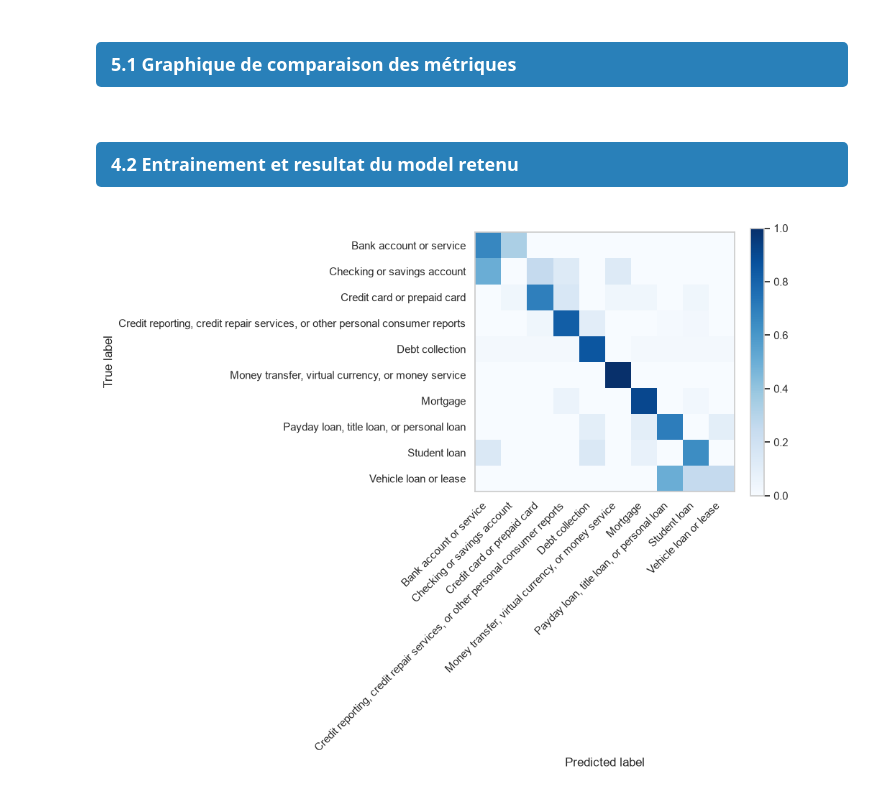
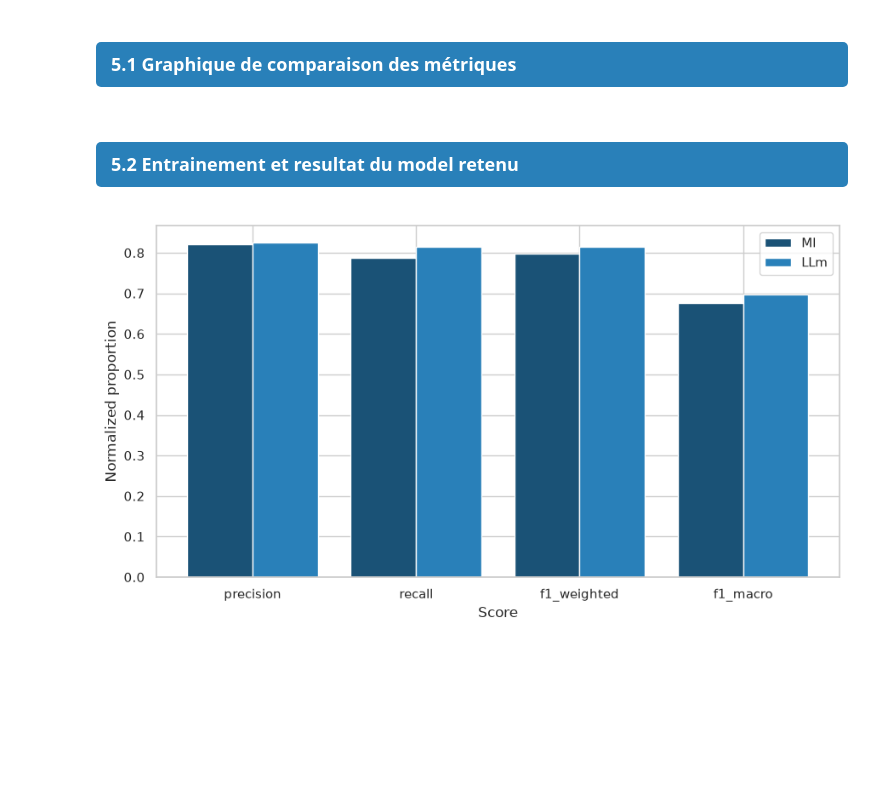
Before and after one commit to GreatTeacherJ/ZenAssist, a Jupyter notebook: src/app/data.ipynb, the cells around one changed output. Saved outputs shown, nothing was run; the diff lists cells and outputs as text; code cells hidden in the pictures; blank space fills up the shorter version.

```diff
--- a/src/app/data.ipynb
+++ b/src/app/data.ipynb
@@ -876,7 +926,7 @@ cleaned
 # %%
 #Changer cette valeur si on veux moins d'apelle api que le set d'entrainement
 ##len(X_train) pour ne pas réduir
-LEN_TEST = 5
+LEN_TEST = len(X_test)
 #Choisir le prompt systeme
 prompt_system = prompt_english
 #Nombre de réclamation envoyé simultanément maximal
@@ -983,11 +1057,11 @@ nbr_cols = 2
 scr = {k:v for k,v in scoring.items() if k != "roc_auc"}
 # Create a 3x2 grid of subplots
 fig = sp.make_subplots(
-    rows=-(-len(scoring) //2), cols=nbr_cols,
+    rows=-(-len(scr) //2), cols=nbr_cols,
     subplot_titles=list(scr.keys()),
     shared_xaxes=True
 )
-df = df_model_score.loc[df_model_score["pipeline"].isna()]
+df = df_model_score.loc[(df_model_score["pipeline"].isna()) & (df_model_score["taille_du_set"]==1200)]
 # Get consistent colors per model using plotly's qualitative palette
 models = df["model"].unique()
 colors = px.colors.qualitative.Plotly
@@ -1202,9 +1257,9 @@ fig = sp.make_subplots(
 )
 df = df_model_score.loc[df_model_score["pipeline"].isna()]
 # Get consistent colors per model using plotly's qualitative palette
-models = df["model"].unique()
+mdls = df["model"].unique()
 colors = px.colors.qualitative.Plotly
-color_map = {model: colors[i % len(colors)] for i, model in enumerate(models)}
+color_map = {model: colors[i % len(colors)] for i, model in enumerate(mdls)}
 
 
 # Loop over each metric, placing it in the right subplot position
@@ -1212,7 +1267,7 @@ for idx, metric in enumerate(scr):
     row = idx // nbr_cols + 1  # subplot row (1-indexed)
     col = idx % nbr_cols+ 1    # subplot col (1-indexed)
 
-    for model_name in models:
+    for model_name in mdls:
         group_df = df[df["model"] == model_name].sort_values("generation")
 
         fig.add_trace(
@@ -1239,6 +1294,6 @@ fig.update_xaxes(showticklabels=True)
 fig.show()
 # %% [markdown]
 
-### <p style="background-color:#2980B9; color:#FFFFFF; padding:10px 15px; border-radius:5px; font-size:18px; font-weight:bold;">4.2 Entrainement et resultat du model retenu</p>
+### <p style="background-color:#2980B9; color:#FFFFFF; padding:10px 15px; border-radius:5px; font-size:18px; font-weight:bold;">5.2 Entrainement et resultat du model retenu</p>
 # %%
 #Choix du modél retenu
@@ -1254,13 +1313,33 @@ pred = model.predict(X_test_tfidf)
-# %%
-y_test_decod = lab_enc.inverse_transform(y_test_encod)
-pred_decod = lab_enc.inverse_transform(pred)
-fig, ax = plt.subplots(figsize=(10, 8))
-ConfusionMatrixDisplay.from_predictions(y_test_decod, pred_decod, normalize='true', ax=ax, cmap="Blues", include_values=False)
-
-# rotation des labels de l'axe x (predicted label)
-ax.grid(False)
-plt.setp(ax.get_xticklabels(), rotation=45, ha='right')
-plt.tight_layout()
-plt.show()
-# %% [output]
-[figure, removed]
+# %%
+id = 1 + (int(df_model_score["id"].max()) if not df_model_score.empty else 0)
+ml_score = pd.DataFrame({"model":["logistic_regression"],"id":[id], "generation":[f"vectorisation_{len(pred_decod)}"]})
+ml_score["precision"] = precision_score(y_test , pred_decod, average="weighted", zero_division=0)
+ml_score["f1_weighted"] = f1_score(y_test , pred_decod, average='weighted', zero_division=0)
+ml_score["f1_macro"] = f1_score(y_test , pred_decod, average='macro', zero_division=0)
+ml_score["recall"] = recall_score(y_test , pred_decod, average="weighted", zero_division=0)
+ml_score["taille_du_set"]=[len(pred_decod)]
+ml_score["set_type"] = "test"
+df_model_score = pd.concat([df_model_score, ml_score], ignore_index=True)
+save_score(df_model_score)
+# %%
+score_label = ["precision", "recall", "f1_weighted", "f1_macro"]
+score_array_ml = df_model_score.loc[46,score_label].values
+score_array_llm = df_model_score.loc[42,score_label].values
+
+x_positions = np.arange(len(score_label))
+bar_width = 0.4
+
+fig, ax = plt.subplots(figsize=(9, 5))
+
+ax.bar(x_positions - bar_width / 2, score_array_ml, bar_width, label="Ml", color="#1A5276")
+ax.bar(x_positions + bar_width / 2, score_array_llm, bar_width, label="LLm", color="#2980B9")
+
+ax.set_xticks(x_positions)
+ax.set_xticklabels(score_label)
+ax.set_xlabel("Score")
+ax.set_ylabel("Normalized proportion")
+ax.legend()
+plt.tight_layout()
+plt.show()
+# %% [output]
+[figure, added]
```
Also changed, not shown: parts of 26 cells of this notebook, 1 other file.
